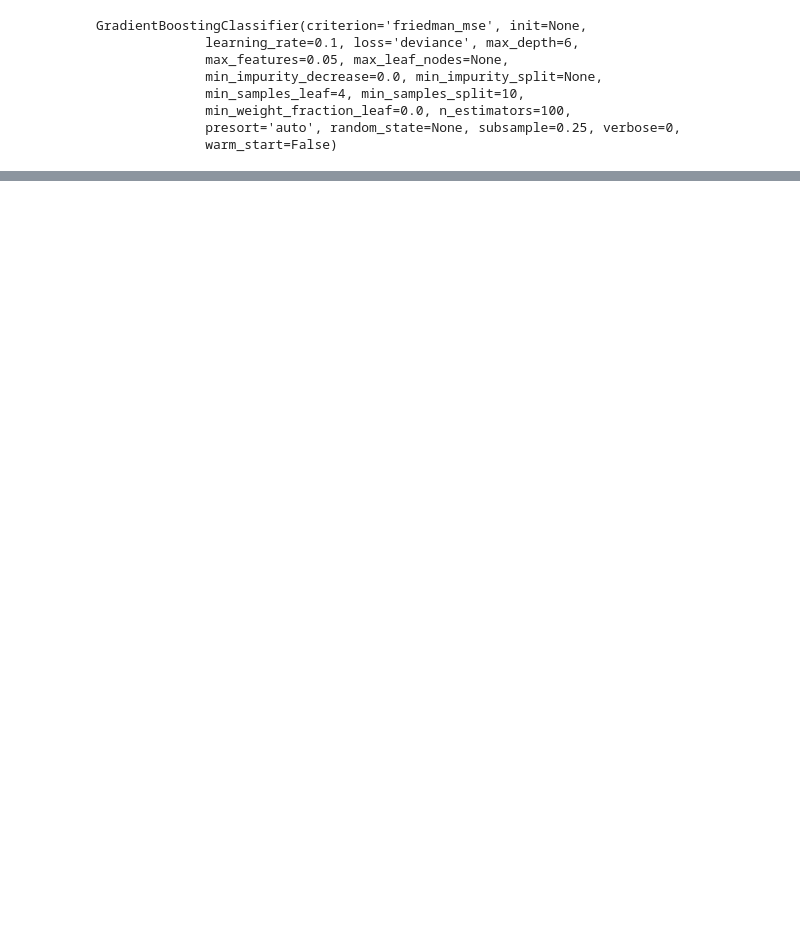
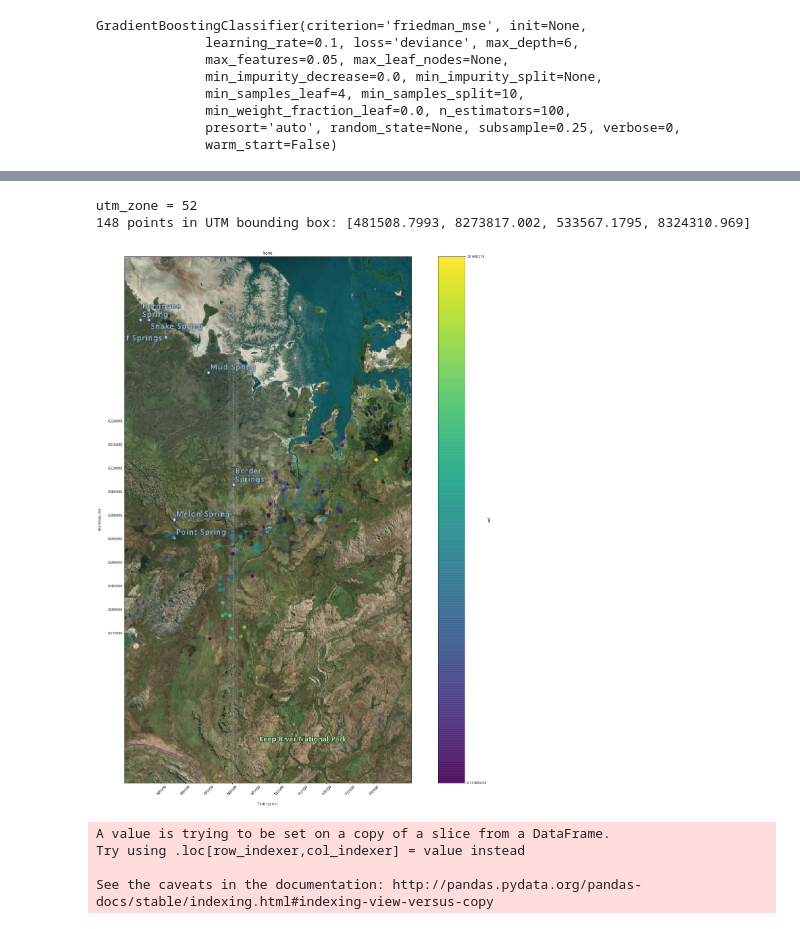
Before and after one commit to GeoscienceAustralia/hydrogeol_utils, a Jupyter notebook: notebooks/EastKimberley_water_table_mapping.ipynb, the cells around one changed output, grey strips where cells are left out. Cells and saved outputs as stored; diff of their text form; code cells hidden in the pictures; blank space fills up the shorter version.

```diff
--- a/notebooks/EastKimberley_water_table_mapping.ipynb
+++ b/notebooks/EastKimberley_water_table_mapping.ipynb
@@ -1073,5 +1060,9 @@ for par in parameters:
 # %%
-cols = ['Total_water_content_zero_mean', 'Total_water_content_gradient_4', 'Total_water_content_CV_6',
+cv_wind = 8
+grad_wind = 6
+
+cols = ['Total_water_content_zero_mean', 'Total_water_content_gradient_' + str(grad_wind),
+        'Total_water_content_CV_' + str(cv_wind),
        'Total_water_content']
 
 X = df_training[cols].values
@@ -1273,0 +1274,8 @@ array([ 0.90287  ,  0.6018585, -0.3816789, -0.3790998,  0.2109002,
+# %%
+df_swl_ = df_swl[['Borehole_name','Easting', 'Northing', 'SWL_depth']]
+df_swl_.rename(columns = {'Borehole_name':'id',
+                          'SWL_depth': 'water_table_depth'}, inplace = True)
+
+df_swl_['uncertainty'] = 0.1
+
+df_swl_['source'] = 'borehole_measurement'
@@ -1273,0 +1317,34 @@ array([ 0.90287  ,  0.6018585, -0.3816789, -0.3790998,  0.2109002,
+# %%
+# Create an array with x, y, water table and an estimate of uncertainty
+df_water_tables = df_swl_.append(snmr_wt)
+
+
+outdir = r"\\prod.lan\active\proj\futurex\East_Kimberley\Working\Neil\KeepWaterTable\water_table_plots_run2"
+
+for index, row in df_water_tables.iterrows():
+    if row['source'] == "SNMR_modelled":
+        df_water_tables.at[index, 'link'] = os.path.join(outdir, row['id'] + "_modelled_water_table_plot.png")
+
+df_water_tables.to_csv(r"\\prod.lan\active\proj\futurex\East_Kimberley\Working\Neil\KeepWaterTable\results\Keep_water_table_run2.csv")
+# %%
+# There are some dodgy sites, remove for now
+
+bad_sites = ['KCP_nst1_S6', "WANT_t1_S6"]
+
+df_water_tables_subset = df_water_tables[~df_water_tables['id'].isin(bad_sites)]
+# %%
+# Plot the bores on a basemap to get an idea of what the swl data looks like
+
+coords = df_water_tables_subset[['Easting', 'Northing']].values
+
+
+wt = df_water_tables_subset["water_table_depth"].values
+#wl_mAHD = df_swl["SWL_depth"].values
+
+plotting_utils.plot_point_dataset(coords, "EPSG:28352", wt,
+                   colourbar_label = 'swl', colour_scheme = 'viridis',
+                    point_size=100)
+# %% [output]
+utm_zone = 52
+148 points in UTM bounding box: [481508.7993, 8273817.002, 533567.1795, 8324310.969]
+[figure, added]
@@ -1273,0 +1378,18 @@ array([ 0.90287  ,  0.6018585, -0.3816789, -0.3790998,  0.2109002,
+# %%
+# Open the new file
+elev_src = rasterio.open(elev_outfile)
+
+# Iterator yielding the nearest neighbour
+vals = elev_src.sample(coords)
+
+# Add the 50 m grid elevation to the dataframe
+df_water_tables_subset['lid100m_elevation_mAHD'] = np.nan
+
+for index, row in df_water_tables_subset.iterrows():
+
+    df_water_tables_subset.at[index, 'lid100m_elevation_mAHD'] = next(vals)[0]
+# %% [output]
+A value is trying to be set on a copy of a slice from a DataFrame.
+Try using .loc[row_indexer,col_indexer] = value instead
+
+See the caveats in the documentation: http://pandas.pydata.org/pandas-docs/stable/indexing.html#indexing-view-versus-copy
```
Also changed, not shown: parts of 28 cells of this notebook, 1 other file.
